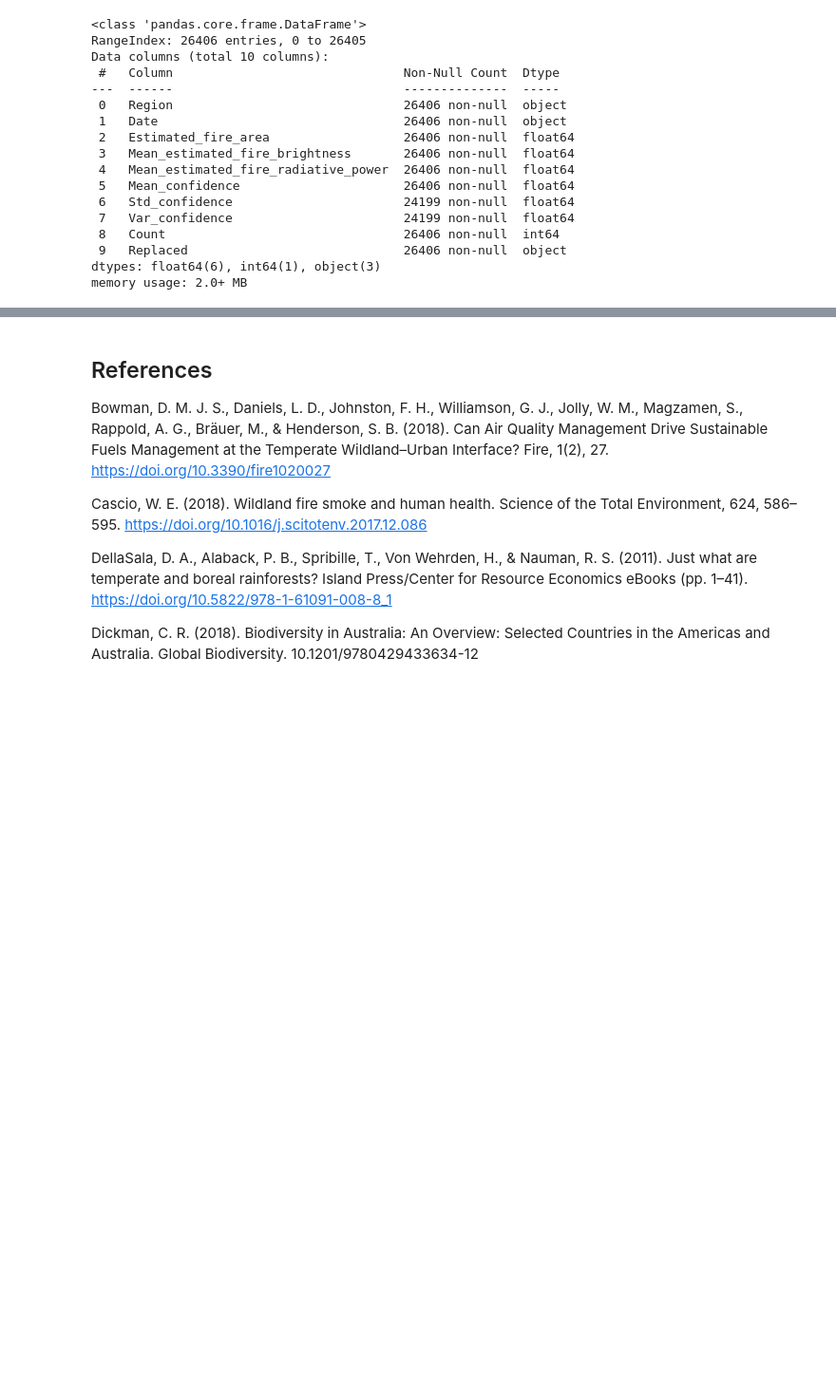
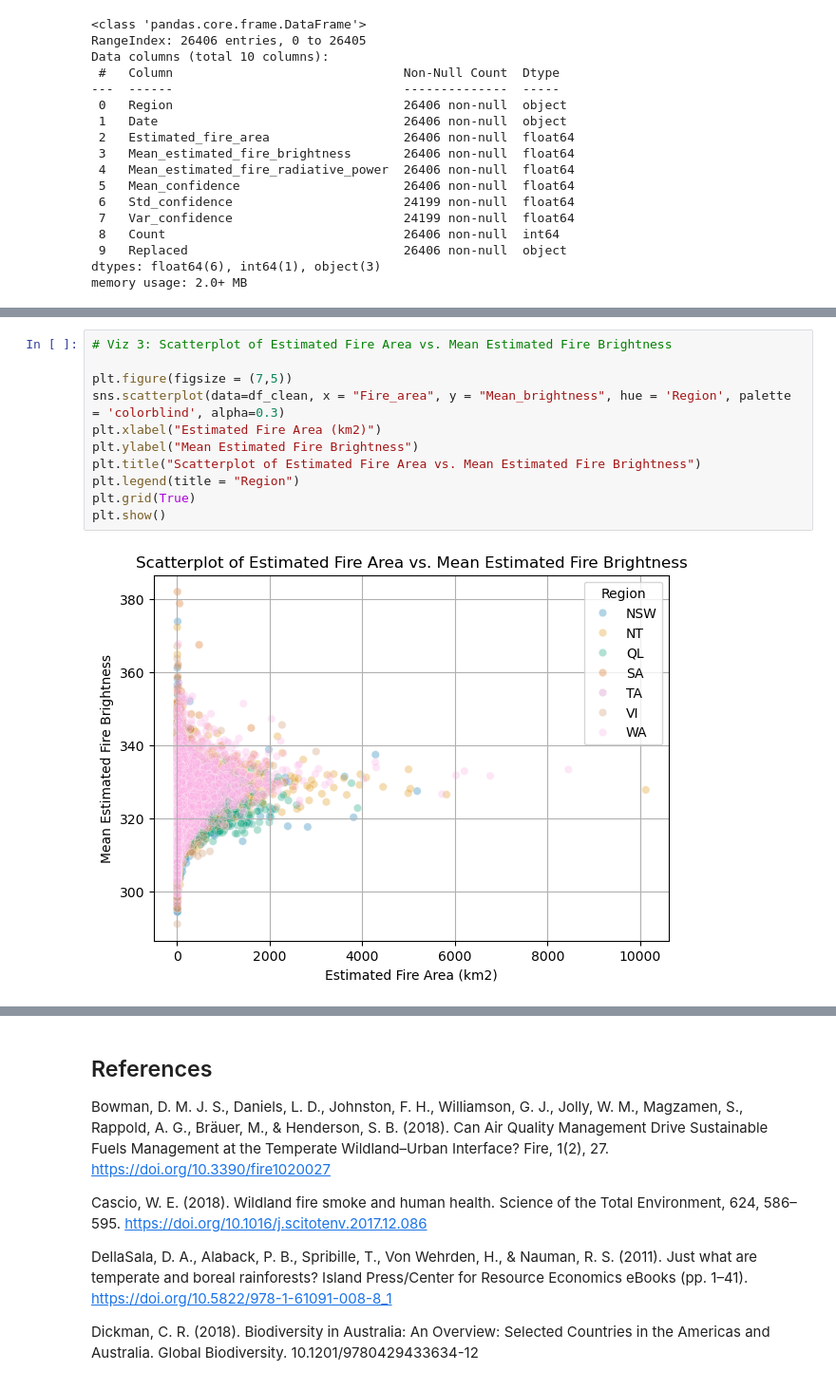
Before and after one commit to DSCI-310-2024/dsci310-group-wildfire-predictor, a Jupyter notebook: src/wildfire-prediction.ipynb, the cells around one changed output, grey strips where cells are left out. Shown at 95% size. Drawn from its saved outputs; the diff is of its cells as text; blank space fills up the shorter version.

```diff
--- a/src/wildfire-prediction.ipynb
+++ b/src/wildfire-prediction.ipynb
@@ -233,0 +250,13 @@ plt.show()
+# %%
+# Viz 3: Scatterplot of Estimated Fire Area vs. Mean Estimated Fire Brightness
+
+plt.figure(figsize = (7,5))
+sns.scatterplot(data=df_clean, x = "Fire_area", y = "Mean_brightness", hue = 'Region', palette = 'colorblind', alpha=0.3)
+plt.xlabel("Estimated Fire Area (km2)")
+plt.ylabel("Mean Estimated Fire Brightness")
+plt.title("Scatterplot of Estimated Fire Area vs. Mean Estimated Fire Brightness")
+plt.legend(title = "Region")
+plt.grid(True)
+plt.show()
+# %% [output]
+[figure, added]
```
Also changed, not shown: parts of 18 cells of this notebook.
